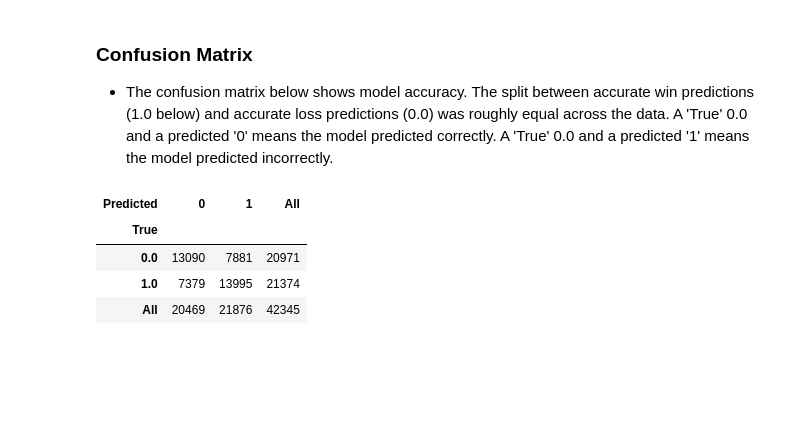
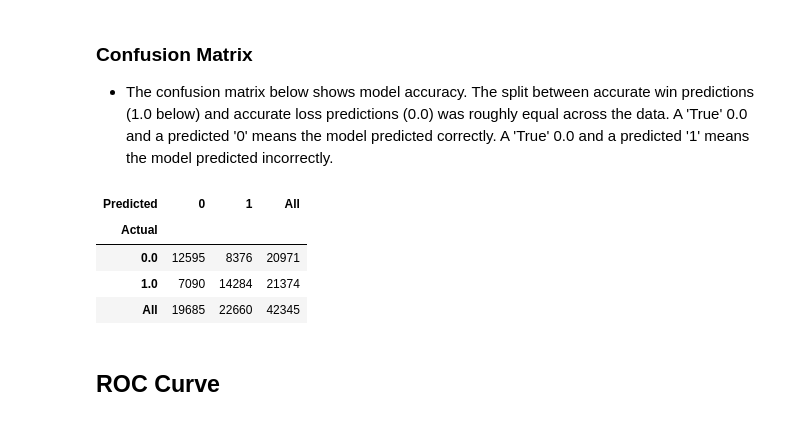
Before and after one commit to MPhillips55/Capstone_Project_2_League_of_Legends, a Jupyter notebook: Machine_Learning/LSTM_NN_to_predict_lol.ipynb, the cells around one changed output. Saved outputs shown, nothing was run; the diff lists cells and outputs as text; code cells hidden in the pictures; blank space fills up the shorter version.

```diff
--- a/Machine_Learning/LSTM_NN_to_predict_lol.ipynb
+++ b/Machine_Learning/LSTM_NN_to_predict_lol.ipynb
@@ -85,7 +101,8 @@ loss = []
 acc = []
 
 for i in range(50):
-    history = model.fit(X_train[:-64],y_train[:-64],batch_size=4705,shuffle=False,epochs=1,verbose=0)
+    history = model.fit(X_train[:-64],y_train[:-64],batch_size=4705,
+                        shuffle=False,epochs=1,verbose=0)
     loss.append(history.history['loss'])
     acc.append(history.history['acc'])
     model.reset_states()
@@ -168,11 +188,19 @@ Model Accuracy: 63.96%
 ### Confusion Matrix
 
 - The confusion matrix below shows model accuracy. The split between accurate win predictions (1.0 below) and accurate loss predictions (0.0) was roughly equal across the data. A 'True' 0.0 and a predicted '0' means the model predicted correctly. A 'True' 0.0 and a predicted '1' means the model predicted incorrectly.
+# %%
+y_pred = model.predict_classes(X_test[:-31],batch_size=4705,verbose=0)
+
+y_pred = y_pred.ravel()
+y_test_reshape = y_test[:-31].ravel()
 # %%
-pd.crosstab(y_test[:-31].ravel(), y_pred.ravel(), rownames=['Actual'], colnames=['Predicted'], margins=True)
+pd.crosstab(y_test_reshape, y_pred, rownames=['Actual'],
+            colnames=['Predicted'], margins=True)
 # %% [output]
 | Predicted | 0 | 1 | All |
-| True |  |  |  |
-| 0.0 | 13090 | 7881 | 20971 |
-| 1.0 | 7379 | 13995 | 21374 |
-| All | 20469 | 21876 | 42345 |
+| Actual |  |  |  |
+| 0.0 | 12595 | 8376 | 20971 |
+| 1.0 | 7090 | 14284 | 21374 |
+| All | 19685 | 22660 | 42345 |
+# %% [markdown]
+## ROC Curve
```
Also changed, not shown: parts of 50 cells of this notebook.
